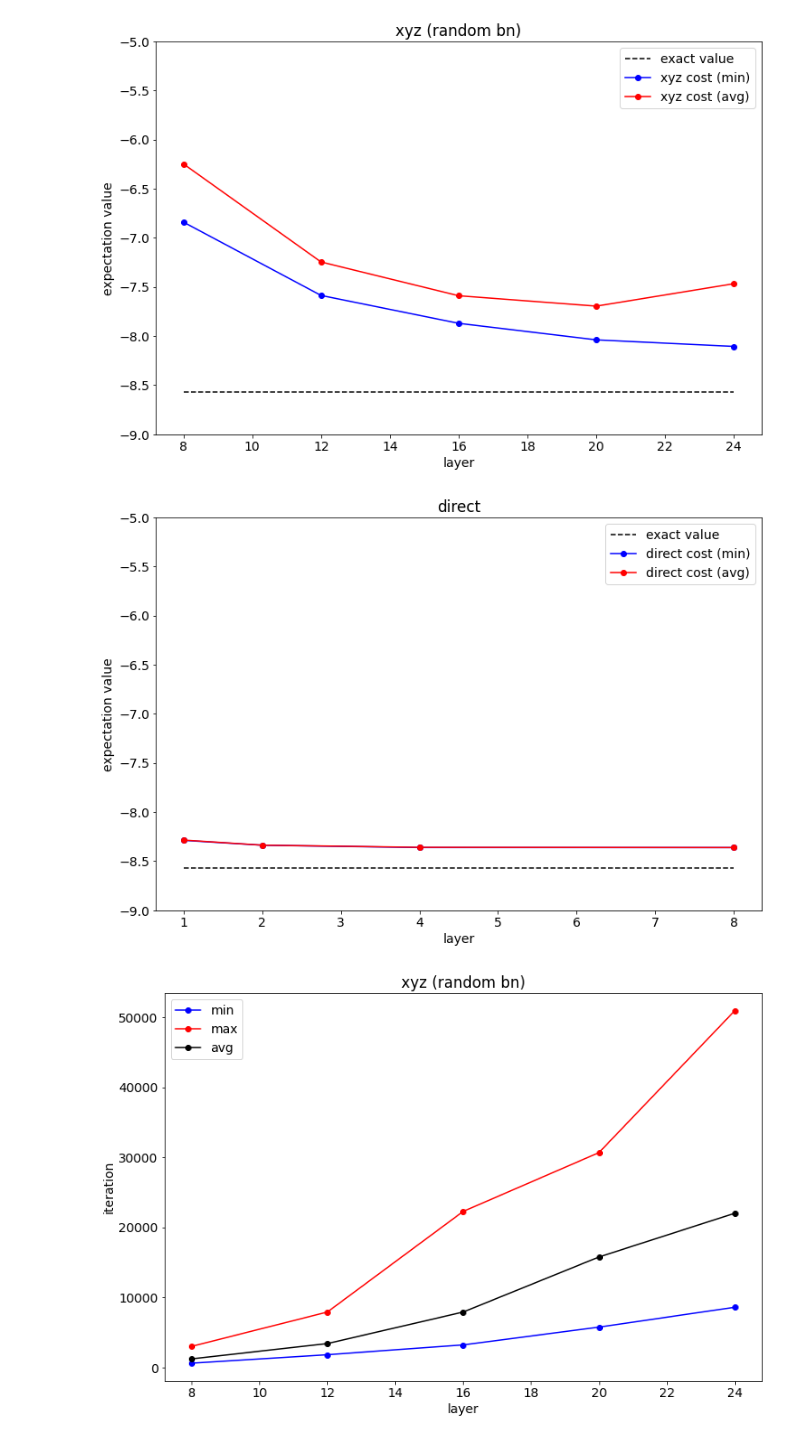
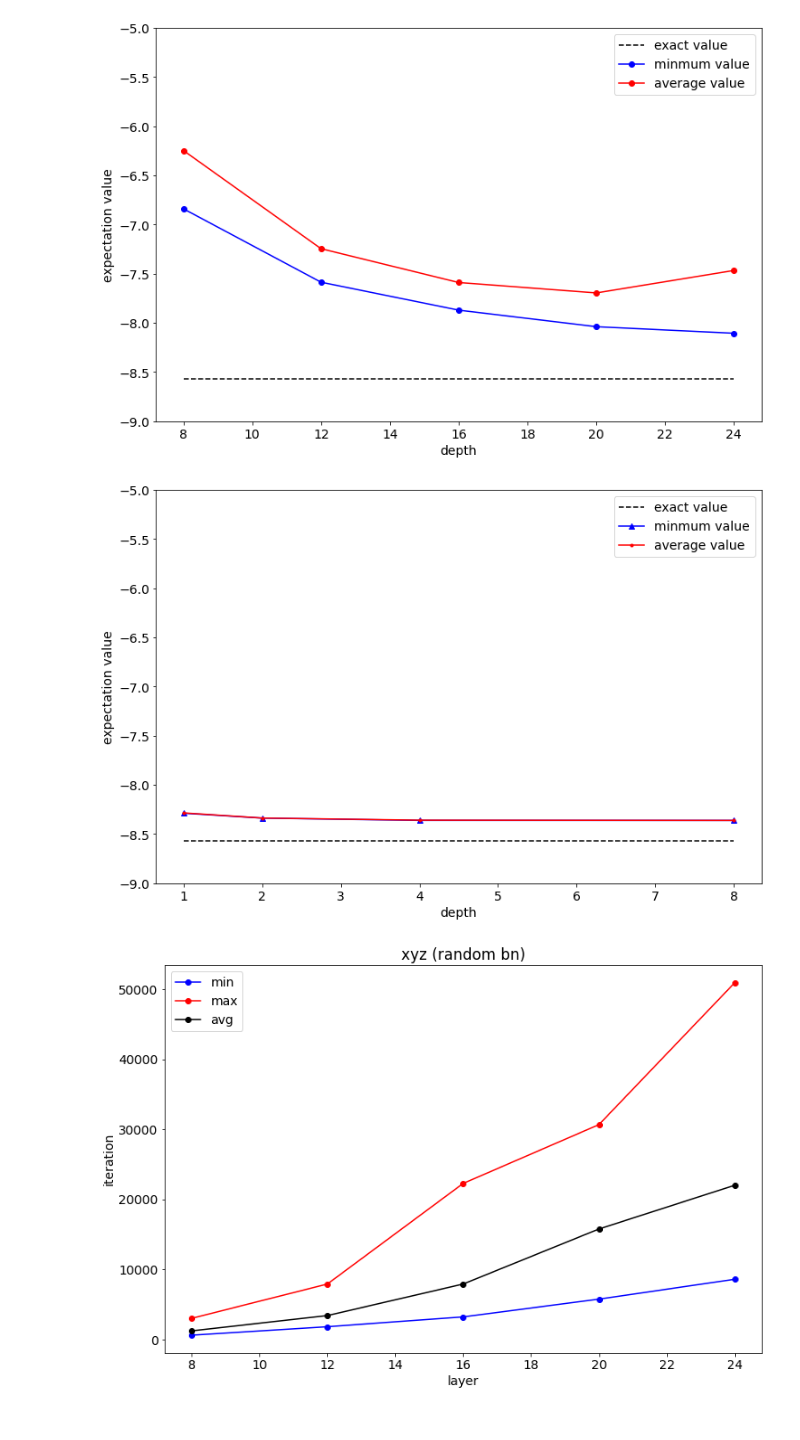
Before and after one commit to tanan/qsimu, a Jupyter notebook: qulacs/vqe_ising/vqe results.ipynb, the cells around one changed output. Cells and saved outputs as stored; diff of their text form; code cells hidden in the pictures.

```diff
--- a/qulacs/vqe_ising/vqe results.ipynb
+++ b/qulacs/vqe_ising/vqe results.ipynb
@@ -78,8 +78,8 @@ for result in vqe_results:
 def create_expectation_graph(title, y_min=-9.0, y_max=-5.0):
     plt.figure(figsize=(12,8))
     plt.rcParams["font.size"] = 14
-    plt.title(title)
-    plt.xlabel("layer")
+#     plt.title(title, fontsize=24)
+    plt.xlabel("depth")
     plt.ylabel("expectation value")
     plt.ylim(y_min, y_max)
 
@@ -110,12 +110,12 @@ plt.savefig('image/xy_random_bn_energy.png')
 # %%
 create_expectation_graph("xyz (random bn)")
 plt.hlines(exact_value, min(plot_list['indirect_xyz-depth']), max(plot_list['indirect_xyz-depth']), colors='black', linestyles='dashed', label='exact value')
-plt.plot(plot_list['indirect_xyz-depth'], plot_list['indirect_xyz-cost-min'], marker='o', color='blue', label='xyz cost (min)')
-plt.plot(plot_list['indirect_xyz-depth'], plot_list['indirect_xyz-cost-mean'], marker='o', color='red', label='xyz cost (avg)')
+plt.plot(plot_list['indirect_xyz-depth'], plot_list['indirect_xyz-cost-min'], marker='o', color='blue', label='minmum value')
+plt.plot(plot_list['indirect_xyz-depth'], plot_list['indirect_xyz-cost-mean'], marker='o', color='red', label='average value')
 plt.legend()
 plt.savefig('image/xyz_random_bn_energy.png')
 # %% [output]
-[figure, old version]
+[figure, new version]
 # %%
 ## 直接制御
 method = 'direct'
@@ -142,12 +142,12 @@ for result in direct_results:
 
 create_expectation_graph("direct")
 plt.hlines(exact_value, min(d_plot_list['depth']), max(d_plot_list['depth']), colors='black', linestyles='dashed', label='exact value')
-plt.plot(d_plot_list['depth'], d_plot_list['cost-min'], marker='o', color='blue', label='direct cost (min)')
-plt.plot(d_plot_list['depth'], d_plot_list['cost-mean'], marker='o', color='red', label='direct cost (avg)')
+plt.plot(d_plot_list['depth'], d_plot_list['cost-min'], marker='^', color='blue', label='minmum value')
+plt.plot(d_plot_list['depth'], d_plot_list['cost-mean'], marker='', color='red', label='average value')
 plt.legend()
 plt.savefig('image/direct_energy.png')
 # %% [output]
-[figure, old version]
+[figure, new version]
 # %%
 create_iteration_graph("xyz (random bn)")
 plt.plot(plot_list['indirect_xyz-depth'], plot_list['indirect_xyz-iter-min'], marker='o', color='blue', label='min')
```
Also changed, not shown: parts of 3 cells of this notebook, 7 other files.
